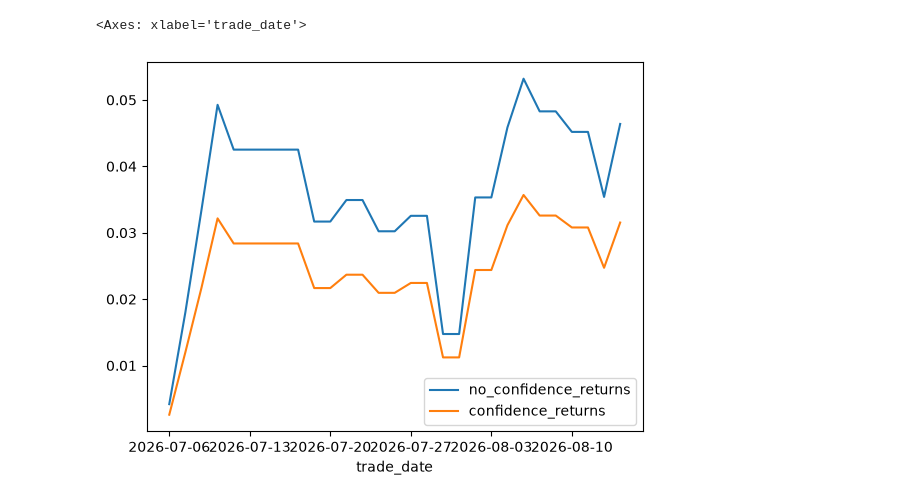
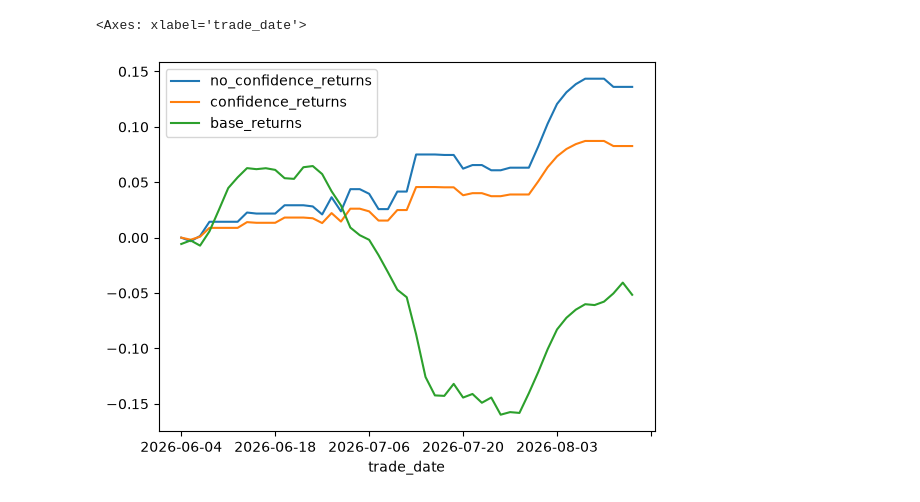
Before and after one commit to flaght/Chrono, a Jupyter notebook: cortex/sphiex/z05_evaluate/3.0.1.simple_evaluate.ipynb, the cells around one changed output. Cells and saved outputs as stored; diff of their text form; code cells hidden in the pictures.

```diff
--- a/cortex/sphiex/z05_evaluate/3.0.1.simple_evaluate.ipynb
+++ b/cortex/sphiex/z05_evaluate/3.0.1.simple_evaluate.ipynb
@@ -48,7 +48,7 @@ async def run(method, period, lookback=0):
     results = pd.DataFrame(res).sort_values(by=['trade_date']).reset_index(drop=True)
     return results
 # %%
-method = 'train0'
+method = 'train1'
 period = 3
 # %%
 results = await run(method=method, period=period)
@@ -60,4 +60,5 @@ results = results.set_index('trade_date')
 ### 不加置信度
 results['no_confidence_returns'] = results['direction'] * results['forward_return']
 results['confidence_returns'] = results['direction'] * results['confidence'] * results['forward_return']
+results.rename(columns={'forward_return':'base_returns'},inplace=True)
 # %%
@@ -73,5 +85,5 @@ results.tail()
 # %%
-results[['no_confidence_returns','confidence_returns']].cumsum().plot()
+results[['no_confidence_returns','confidence_returns','base_returns']].cumsum().plot()
 # %% [output]
 <Axes: xlabel='trade_date'>
-[figure, old version]
+[figure, new version]
```
Also changed, not shown: parts of 2 cells of this notebook, 21 other files.
